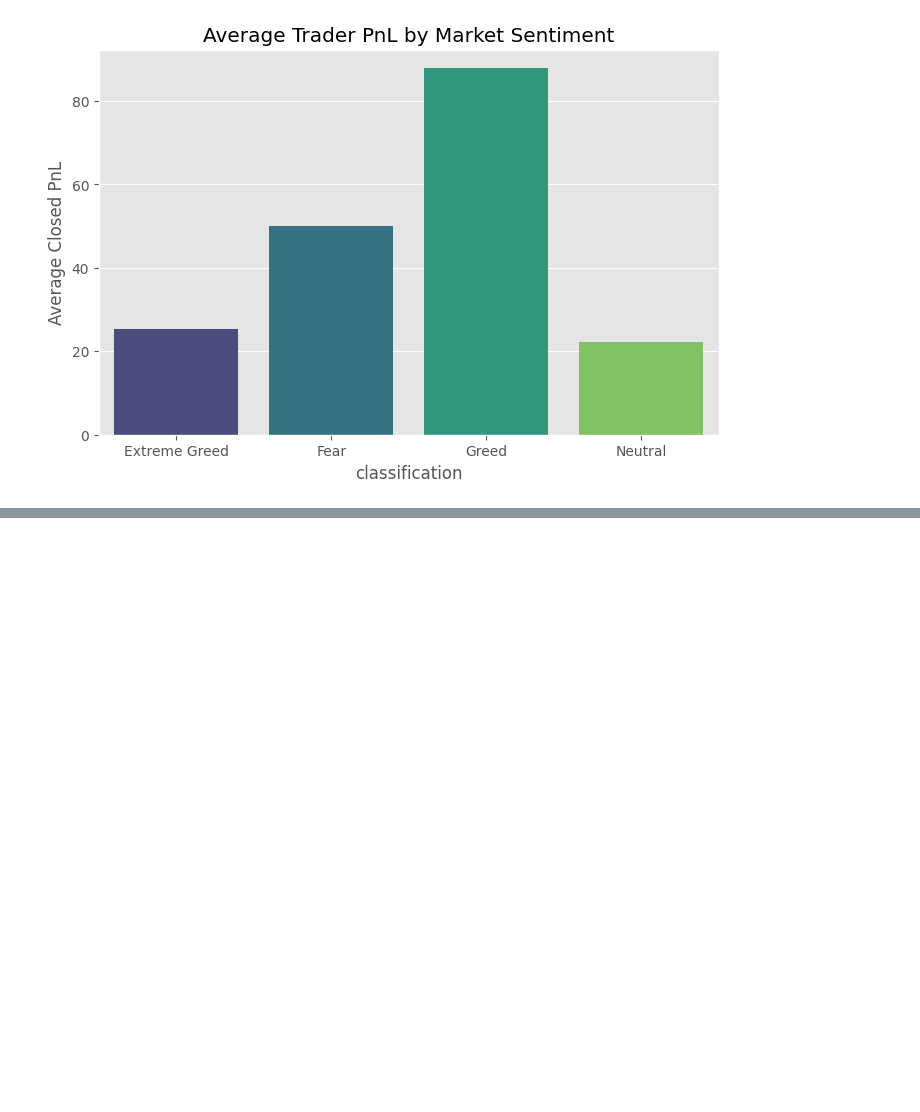
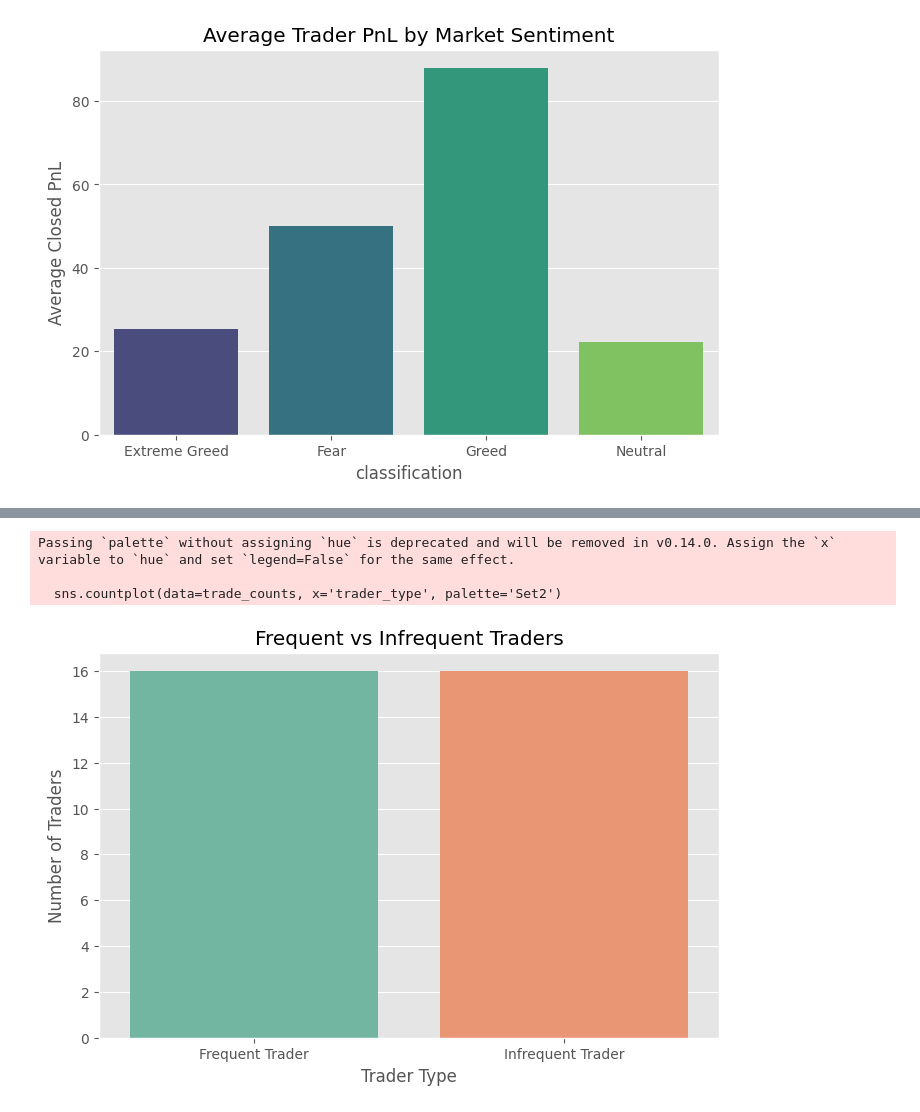
Before and after one commit to Trickybutshruti/Market-Sentiment-Analysis, a Jupyter notebook: analysis.ipynb, the cells around one changed output, grey strips where cells are left out. Saved outputs shown, nothing was run; the diff lists cells and outputs as text; code cells hidden in the pictures; blank space fills up the shorter version.

```diff
--- a/analysis.ipynb
+++ b/analysis.ipynb
@@ -244,0 +301,4 @@ plt.show()
+# %%
+trade_counts = data.groupby('Account').size().reset_index(name='trade_count')
+
+trade_counts.head()
@@ -244,0 +316,8 @@ plt.show()
+# %%
+median_trades = trade_counts['trade_count'].median()
+
+trade_counts['trader_type'] = trade_counts['trade_count'].apply(
+    lambda x: 'Frequent Trader' if x > median_trades else 'Infrequent Trader'
+)
+
+trade_counts.head()
@@ -244,0 +331,18 @@ plt.show()
+# %%
+import seaborn as sns
+import matplotlib.pyplot as plt
+
+plt.figure(figsize=(8,5))
+
+sns.countplot(data=trade_counts, x='trader_type', palette='Set2')
+
+plt.title("Frequent vs Infrequent Traders")
+plt.xlabel("Trader Type")
+plt.ylabel("Number of Traders")
+
+plt.show()
+# %% [output]
+Passing `palette` without assigning `hue` is deprecated and will be removed in v0.14.0. Assign the `x` variable to `hue` and set `legend=False` for the same effect.
+
+  sns.countplot(data=trade_counts, x='trader_type', palette='Set2')
+[figure, added]
```
Also changed, not shown: parts of 35 cells of this notebook.
